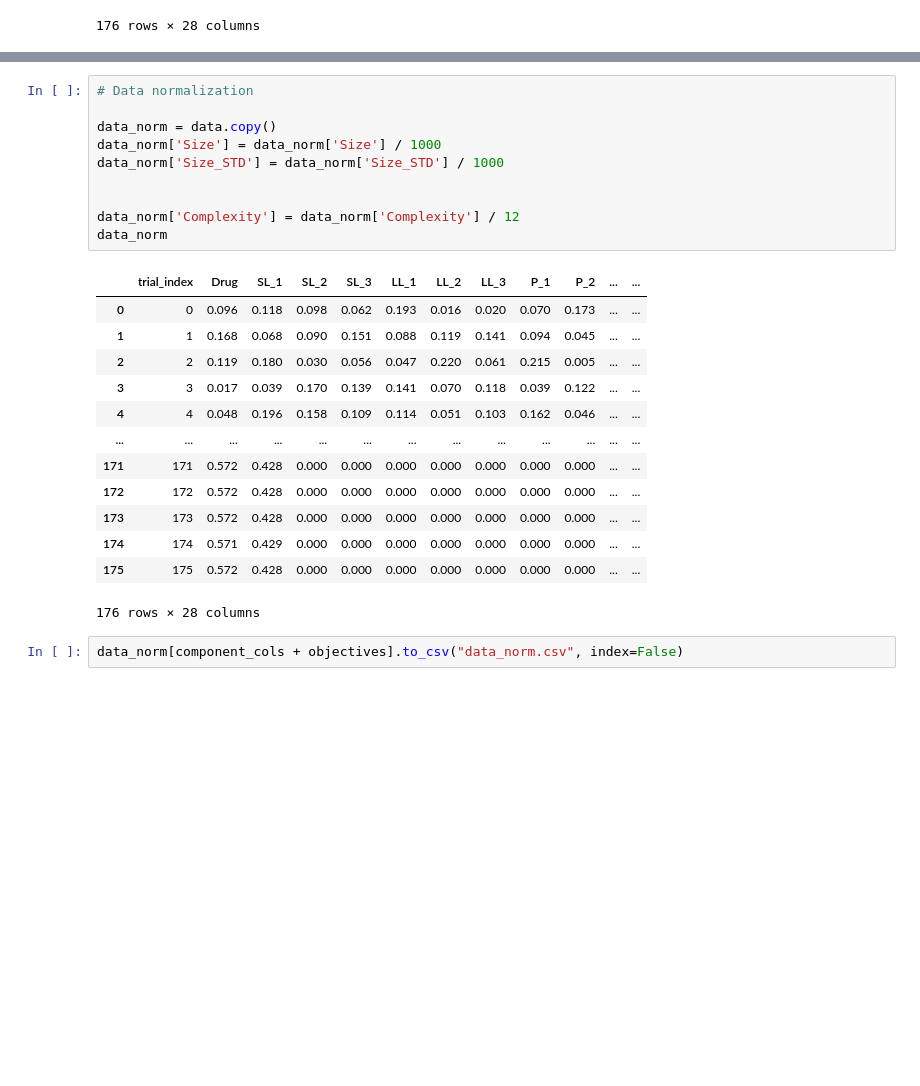
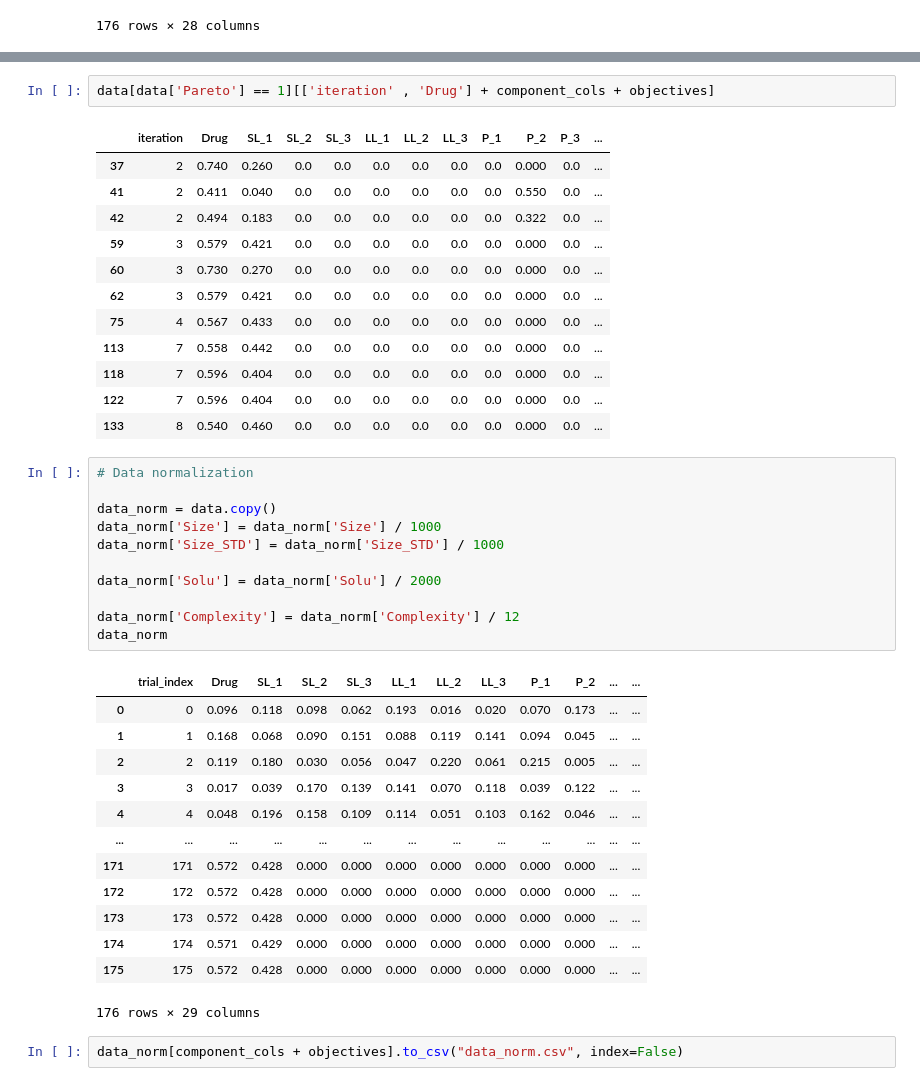
Before and after one commit to ZeqingBao/SDL5_Nano, a Jupyter notebook: 1st_round_screening/1st_data_analysis.ipynb, the cells around one changed output, grey strips where cells are left out. Saved outputs shown, nothing was run; the diff lists cells and outputs as text; blank space fills up the shorter version.

```diff
--- a/1st_round_screening/1st_data_analysis.ipynb
+++ b/1st_round_screening/1st_data_analysis.ipynb
@@ -147,3 +102,18 @@ df[ ['Drug'] + component_cols + ['Solu', 'Size', 'PDI']]
+# %%
+data[data['Pareto'] == 1][['iteration' , 'Drug'] + component_cols + objectives]
+# %% [output]
+|  | iteration | Drug | SL_1 | SL_2 | SL_3 | LL_1 | LL_2 | LL_3 | P_1 | P_2 | P_3 | ... |
+| 37 | 2 | 0.740 | 0.260 | 0.0 | 0.0 | 0.0 | 0.0 | 0.0 | 0.0 | 0.000 | 0.0 | ... |
+| 41 | 2 | 0.411 | 0.040 | 0.0 | 0.0 | 0.0 | 0.0 | 0.0 | 0.0 | 0.550 | 0.0 | ... |
+| 42 | 2 | 0.494 | 0.183 | 0.0 | 0.0 | 0.0 | 0.0 | 0.0 | 0.0 | 0.322 | 0.0 | ... |
+| 59 | 3 | 0.579 | 0.421 | 0.0 | 0.0 | 0.0 | 0.0 | 0.0 | 0.0 | 0.000 | 0.0 | ... |
+| 60 | 3 | 0.730 | 0.270 | 0.0 | 0.0 | 0.0 | 0.0 | 0.0 | 0.0 | 0.000 | 0.0 | ... |
+| 62 | 3 | 0.579 | 0.421 | 0.0 | 0.0 | 0.0 | 0.0 | 0.0 | 0.0 | 0.000 | 0.0 | ... |
+| 75 | 4 | 0.567 | 0.433 | 0.0 | 0.0 | 0.0 | 0.0 | 0.0 | 0.0 | 0.000 | 0.0 | ... |
+| 113 | 7 | 0.558 | 0.442 | 0.0 | 0.0 | 0.0 | 0.0 | 0.0 | 0.0 | 0.000 | 0.0 | ... |
+| 118 | 7 | 0.596 | 0.404 | 0.0 | 0.0 | 0.0 | 0.0 | 0.0 | 0.0 | 0.000 | 0.0 | ... |
+| 122 | 7 | 0.596 | 0.404 | 0.0 | 0.0 | 0.0 | 0.0 | 0.0 | 0.0 | 0.000 | 0.0 | ... |
+| 133 | 8 | 0.540 | 0.460 | 0.0 | 0.0 | 0.0 | 0.0 | 0.0 | 0.0 | 0.000 | 0.0 | ... |
 # %%
 # Data normalization
 
@@ -151,6 +121,7 @@ data_norm = data.copy()
 data_norm['Size'] = data_norm['Size'] / 1000
 data_norm['Size_STD'] = data_norm['Size_STD'] / 1000
 
+data_norm['Solu'] = data_norm['Solu'] / 2000
 
 data_norm['Complexity'] = data_norm['Complexity'] / 12
 data_norm
@@ -167,7 +138,7 @@ data_norm
 | 173 | 173 | 0.572 | 0.428 | 0.000 | 0.000 | 0.000 | 0.000 | 0.000 | 0.000 | 0.000 | ... | ... |
 | 174 | 174 | 0.571 | 0.429 | 0.000 | 0.000 | 0.000 | 0.000 | 0.000 | 0.000 | 0.000 | ... | ... |
 | 175 | 175 | 0.572 | 0.428 | 0.000 | 0.000 | 0.000 | 0.000 | 0.000 | 0.000 | 0.000 | ... | ... |
-176 rows × 28 columns
+176 rows × 29 columns
 # %%
 data_norm[component_cols + objectives].to_csv("data_norm.csv", index=False)
 # %%
```
Also changed, not shown: parts of 16 cells of this notebook, 9 other files.
